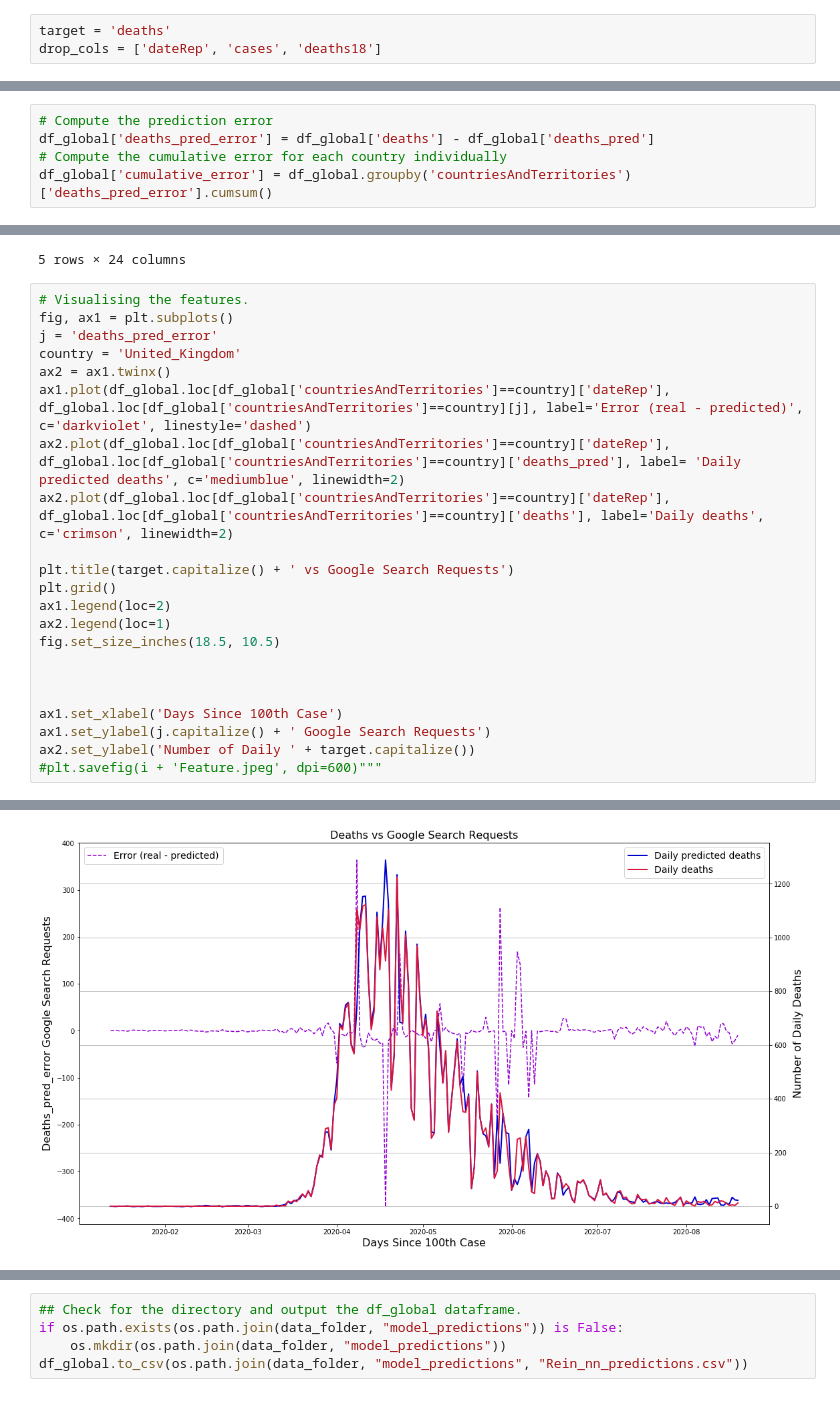
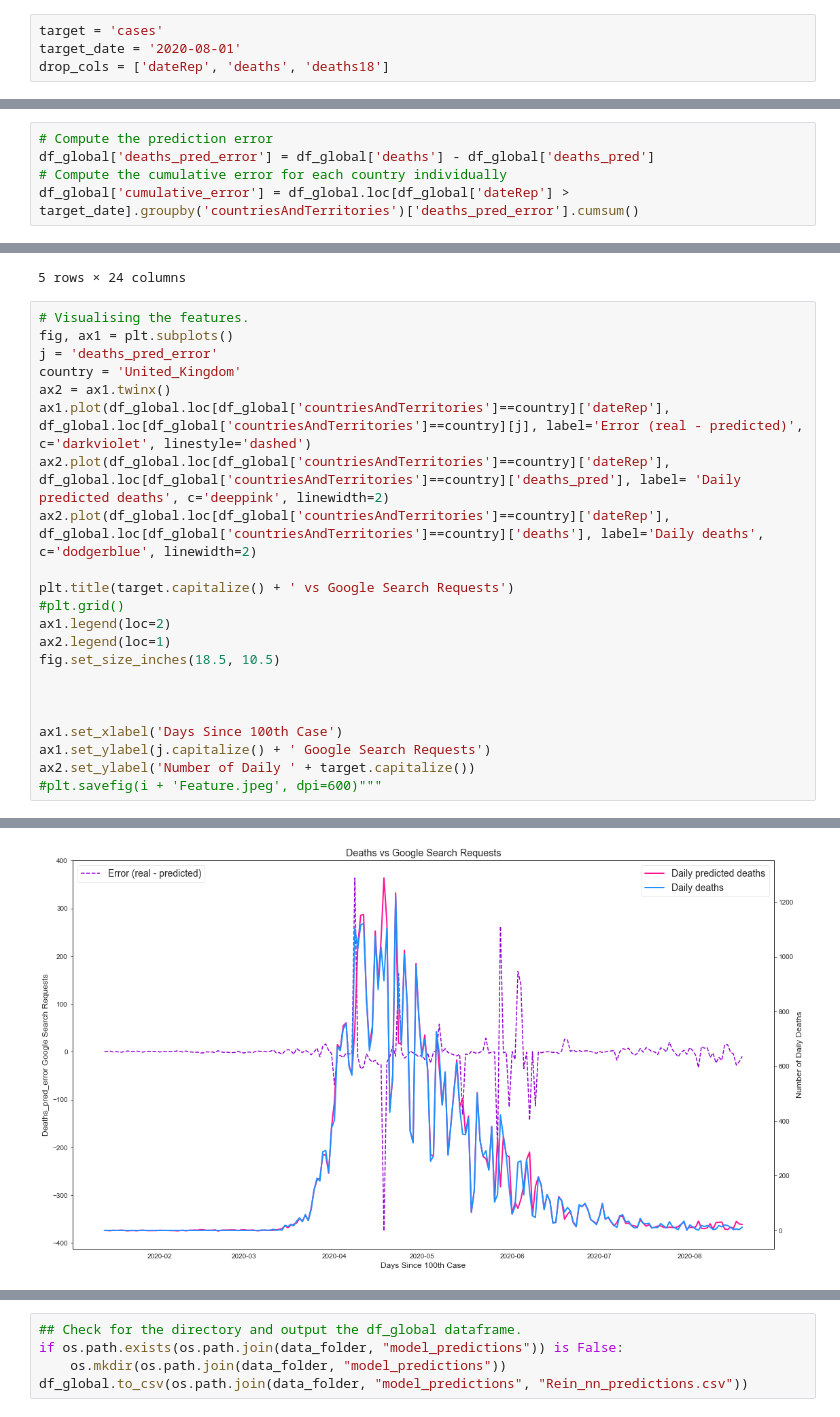
Before and after one commit to sameckford/Covid-19_Walkthrough_Part2, a Jupyter notebook: Deep_Learning_approach.ipynb, the cells around one changed output, grey strips where cells are left out. Drawn from its saved outputs; the diff is of its cells as text.

```diff
--- a/Deep_Learning_approach.ipynb
+++ b/Deep_Learning_approach.ipynb
@@ -29,8 +29,9 @@ initial_dir = os.getcwd()
 data_folder = os.path.join(os.getcwd(), 'Datasets')
 data_path = os.path.join(data_folder, "data")
 # %%
-target = 'deaths'
-drop_cols = ['dateRep', 'cases', 'deaths18']
+target = 'cases'
+target_date = '2020-08-01'
+drop_cols = ['dateRep', 'deaths', 'deaths18']
 # %%
 ## Import the train and test dataframes. Drop the 'dateRep' column as it is not need for the prediciton.
 train_X = pd.read_csv(os.path.join(data_path, "train", 'train_x.csv'), index_col=0).drop(columns=['dateRep', 'flag']).sample(frac=1, random_state=1)
@@ -183,7 +184,7 @@ df_global = df_global.merge(df["deaths_pred"], left_index=True, right_index=True
 # Compute the prediction error
 df_global['deaths_pred_error'] = df_global['deaths'] - df_global['deaths_pred']
 # Compute the cumulative error for each country individually
-df_global['cumulative_error'] = df_global.groupby('countriesAndTerritories')['deaths_pred_error'].cumsum()
+df_global['cumulative_error'] = df_global.loc[df_global['dateRep'] > target_date].groupby('countriesAndTerritories')['deaths_pred_error'].cumsum()
 # %%
 # Recreate the 'top_count' list to create the graphs below
 top_count = list(df_global.groupby('countriesAndTerritories')['deaths'].sum().sort_values(ascending=False).iloc[:20].keys())
@@ -200,25 +201,25 @@ df_global.loc[df_global['countriesAndTerritories']=='United_Kingdom'].tail()
 # %%
 # Visualising the features.
 fig, ax1 = plt.subplots()
 j = 'deaths_pred_error'
 country = 'United_Kingdom'
 ax2 = ax1.twinx()
 ax1.plot(df_global.loc[df_global['countriesAndTerritories']==country]['dateRep'], df_global.loc[df_global['countriesAndTerritories']==country][j], label='Error (real - predicted)', c='darkviolet', linestyle='dashed')
-ax2.plot(df_global.loc[df_global['countriesAndTerritories']==country]['dateRep'], df_global.loc[df_global['countriesAndTerritories']==country]['deaths_pred'], label= 'Daily predicted deaths', c='mediumblue', linewidth=2)
-ax2.plot(df_global.loc[df_global['countriesAndTerritories']==country]['dateRep'], df_global.loc[df_global['countriesAndTerritories']==country]['deaths'], label='Daily deaths', c='crimson', linewidth=2)
+ax2.plot(df_global.loc[df_global['countriesAndTerritories']==country]['dateRep'], df_global.loc[df_global['countriesAndTerritories']==country]['deaths_pred'], label= 'Daily predicted deaths', c='deeppink', linewidth=2)
+ax2.plot(df_global.loc[df_global['countriesAndTerritories']==country]['dateRep'], df_global.loc[df_global['countriesAndTerritories']==country]['deaths'], label='Daily deaths', c='dodgerblue', linewidth=2)
 
 plt.title(target.capitalize() + ' vs Google Search Requests')
-plt.grid()
+#plt.grid()
 ax1.legend(loc=2)
 ax2.legend(loc=1)
 fig.set_size_inches(18.5, 10.5)
 
 
 
 ax1.set_xlabel('Days Since 100th Case')
 ax1.set_ylabel(j.capitalize() + ' Google Search Requests')
 ax2.set_ylabel('Number of Daily ' + target.capitalize())
 #plt.savefig(i + 'Feature.jpeg', dpi=600)"""
 # %% [output]
 Text(0, 0.5, 'Number of Daily Deaths')
-[figure, old version]
+[figure, new version]
```
Also changed, not shown: parts of 10 cells of this notebook, 7 other files.
